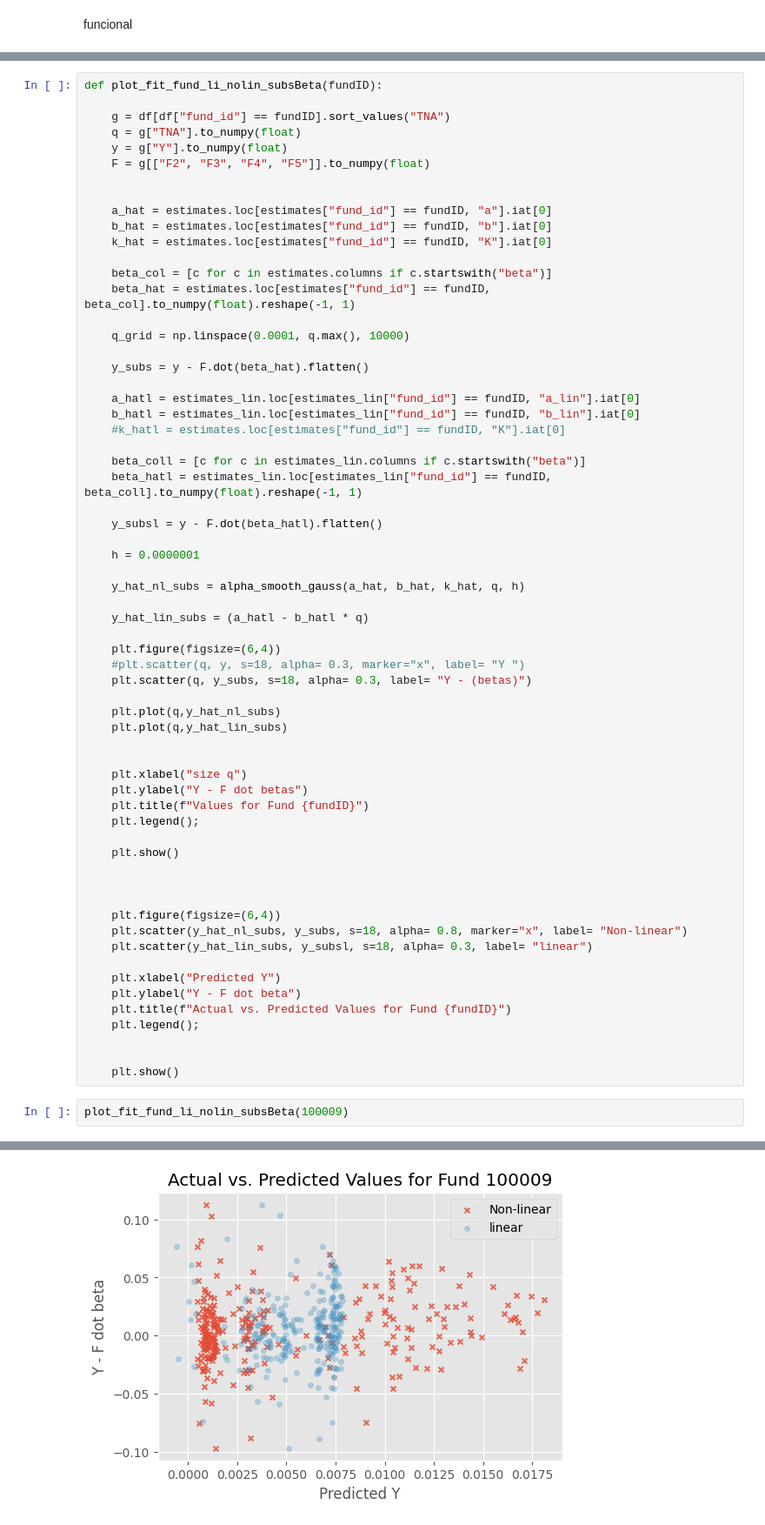
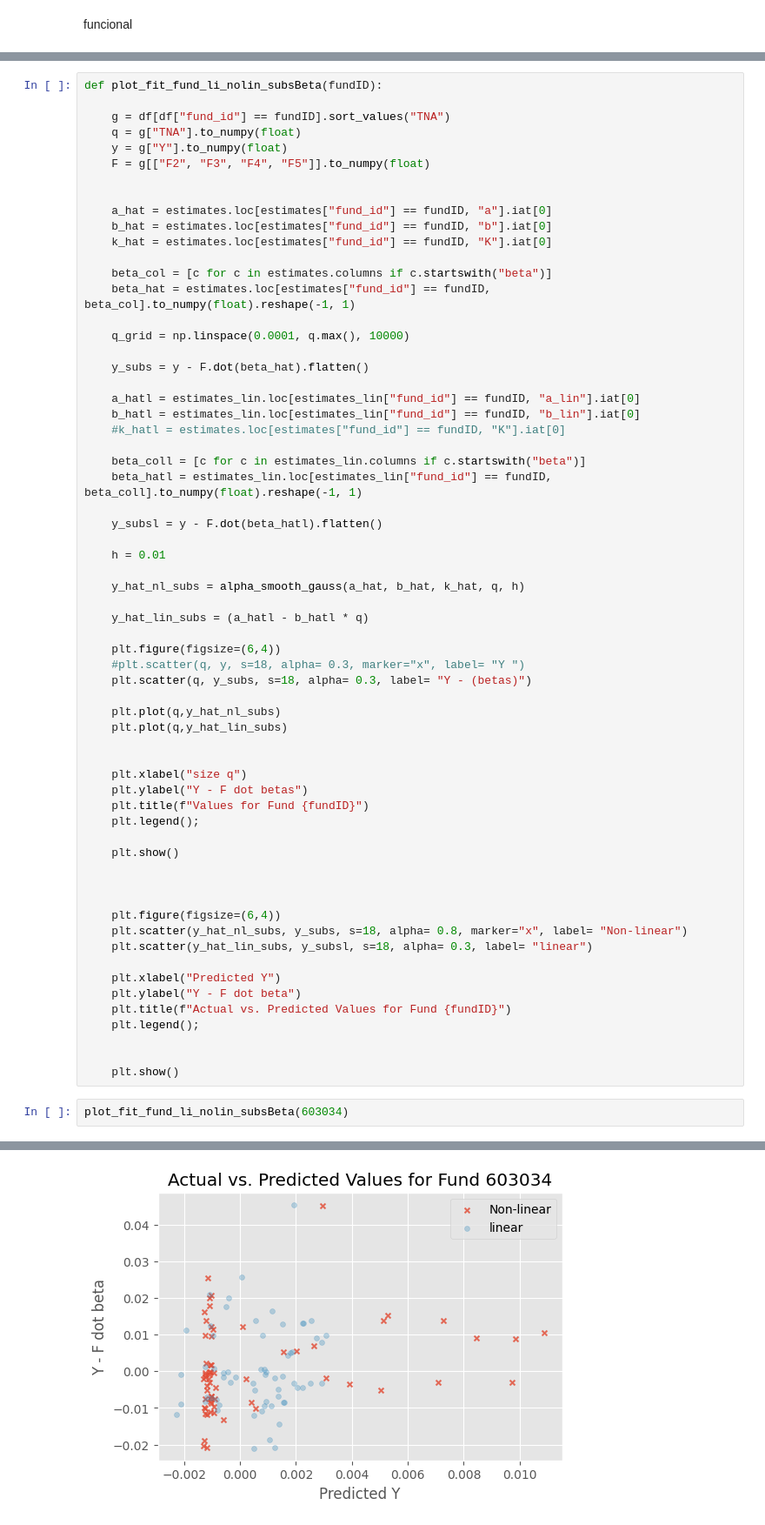
Before and after one commit to DavidSandovalRodriguez/Fund-Kink-Smoothing, a Jupyter notebook: WorkingNotebook.ipynb, the cells around one changed output, grey strips where cells are left out. Shown at 87% size. Drawn from its saved outputs; the diff is of its cells as text.

Commit message:
Asnwering some questions, fund aggregation

```diff
--- a/WorkingNotebook.ipynb
+++ b/WorkingNotebook.ipynb
@@ -479,7 +497,7 @@ def plot_fit_fund_li_nolin_subsBeta(fundID):
 
     y_subsl = y - F.dot(beta_hatl).flatten()
 
-    h = 0.0000001
+    h = 0.01
 
     y_hat_nl_subs = alpha_smooth_gauss(a_hat, b_hat, k_hat, q, h)
 
@@ -514,5 +532,5 @@ def plot_fit_fund_li_nolin_subsBeta(fundID):
 
     plt.show()
 # %%
-plot_fit_fund_li_nolin_subsBeta(100009)
+plot_fit_fund_li_nolin_subsBeta(603034)
 # %% [output]
@@ -520 +538 @@ plot_fit_fund_li_nolin_subsBeta(100009)
-[figure, old version]
+[figure, new version]
```
Also changed, not shown: parts of 20 cells of this notebook, 3 other files.
